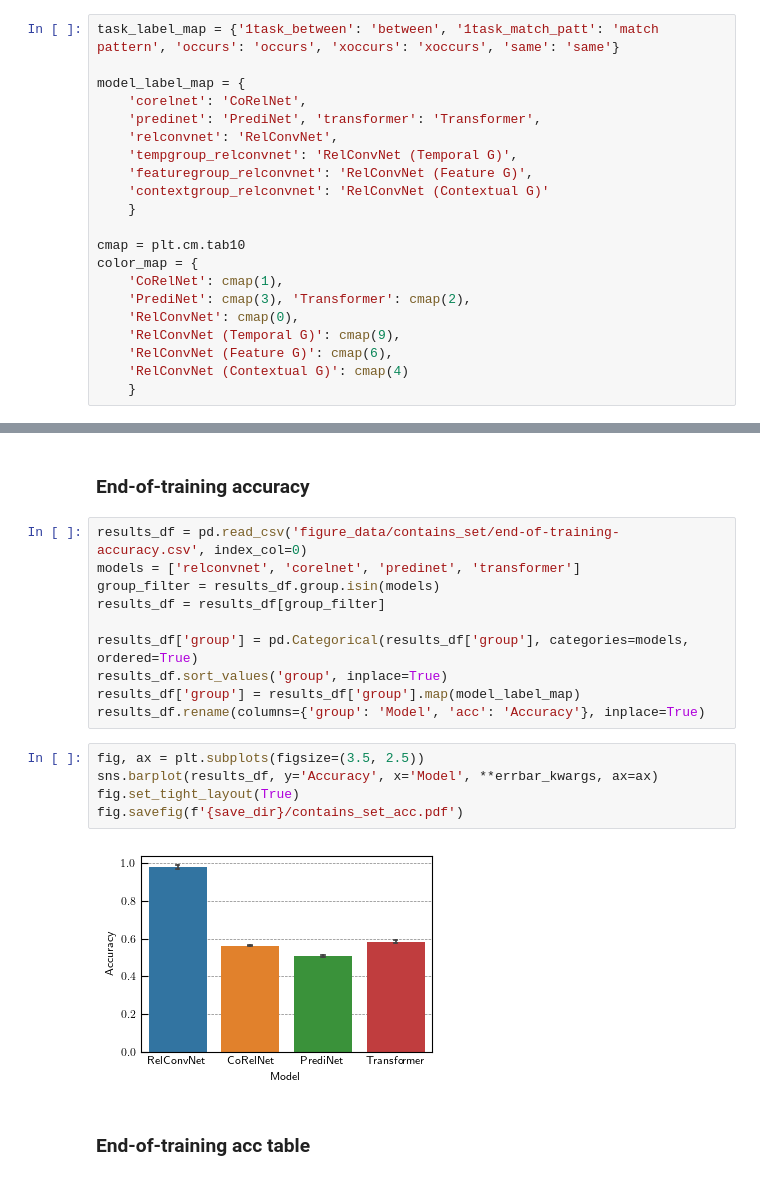
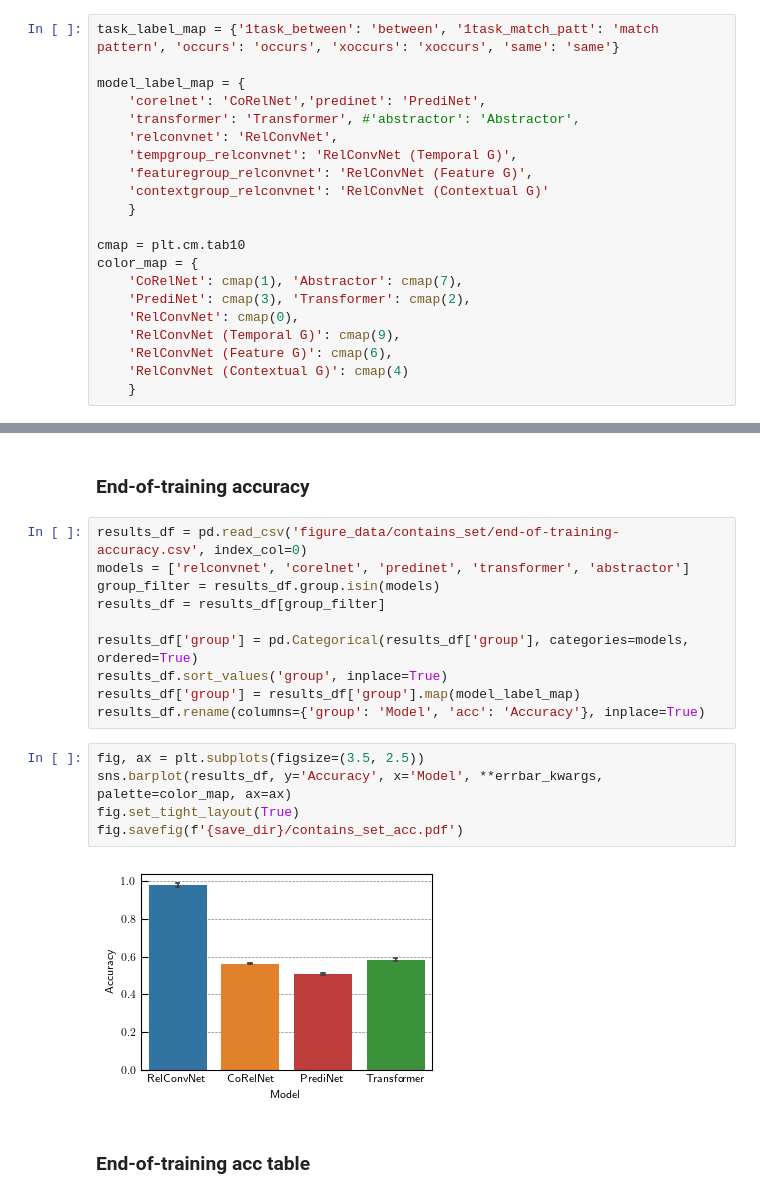
Before and after one commit to Awni00/relational-convolutions, a Jupyter notebook: paper_figures/generate_figures_tables.ipynb, the cells around one changed output, grey strips where cells are left out. Drawn from its saved outputs; the diff is of its cells as text.

Commit message:
updated figures/data

```diff
--- a/paper_figures/generate_figures_tables.ipynb
+++ b/paper_figures/generate_figures_tables.ipynb
@@ -41,8 +41,8 @@ save_dir = '../paper/figs/experiments'
 task_label_map = {'1task_between': 'between', '1task_match_patt': 'match pattern', 'occurs': 'occurs', 'xoccurs': 'xoccurs', 'same': 'same'}
 
 model_label_map = {
-    'corelnet': 'CoRelNet',
-    'predinet': 'PrediNet', 'transformer': 'Transformer',
+    'corelnet': 'CoRelNet','predinet': 'PrediNet',
+    'transformer': 'Transformer', #'abstractor': 'Abstractor',
     'relconvnet': 'RelConvNet',
     'tempgroup_relconvnet': 'RelConvNet (Temporal G)',
     'featuregroup_relconvnet': 'RelConvNet (Feature G)',
@@ -51,7 +51,7 @@ model_label_map = {
 
 cmap = plt.cm.tab10
 color_map = {
-    'CoRelNet': cmap(1),
+    'CoRelNet': cmap(1), 'Abstractor': cmap(7),
     'PrediNet': cmap(3), 'Transformer': cmap(2),
     'RelConvNet': cmap(0),
     'RelConvNet (Temporal G)': cmap(9),
@@ -438,7 +438,7 @@ fig.savefig(f'{save_dir}/all_training_curves.pdf')
 ### End-of-training accuracy
 # %%
 results_df = pd.read_csv('figure_data/contains_set/end-of-training-accuracy.csv', index_col=0)
-models = ['relconvnet', 'corelnet', 'predinet', 'transformer']
+models = ['relconvnet', 'corelnet', 'predinet', 'transformer', 'abstractor']
 group_filter = results_df.group.isin(models)
 results_df = results_df[group_filter]
 
@@ -448,11 +448,11 @@ results_df['group'] = results_df['group'].map(model_label_map)
 results_df.rename(columns={'group': 'Model', 'acc': 'Accuracy'}, inplace=True)
 # %%
 fig, ax = plt.subplots(figsize=(3.5, 2.5))
-sns.barplot(results_df, y='Accuracy', x='Model', **errbar_kwargs, ax=ax)
+sns.barplot(results_df, y='Accuracy', x='Model', **errbar_kwargs, palette=color_map, ax=ax)
 fig.set_tight_layout(True)
 fig.savefig(f'{save_dir}/contains_set_acc.pdf')
 # %% [output]
-[figure, old version]
+[figure, new version]
 # %% [markdown]
 ### End-of-training acc table
 # %%
```
Also changed, not shown: parts of 11 cells of this notebook, 3 other files.
